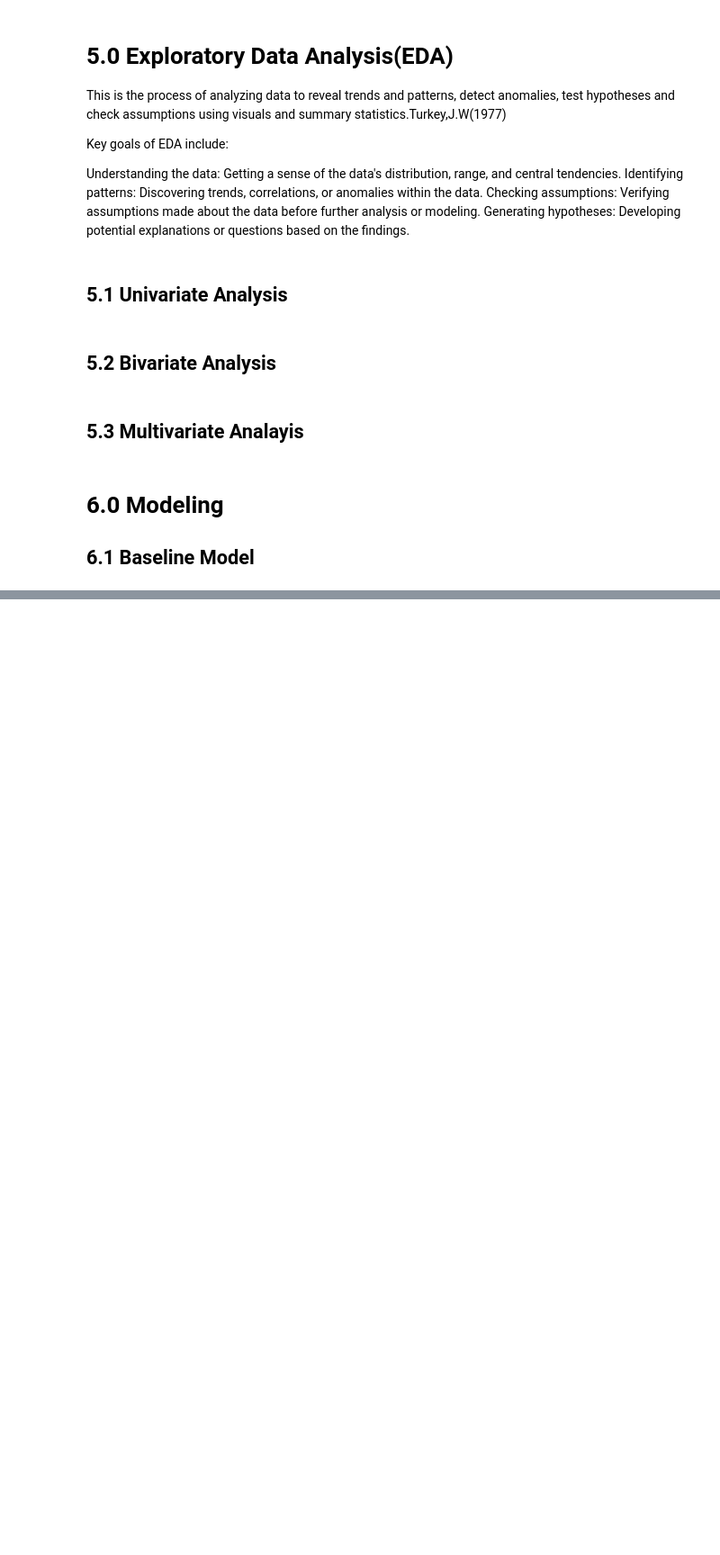
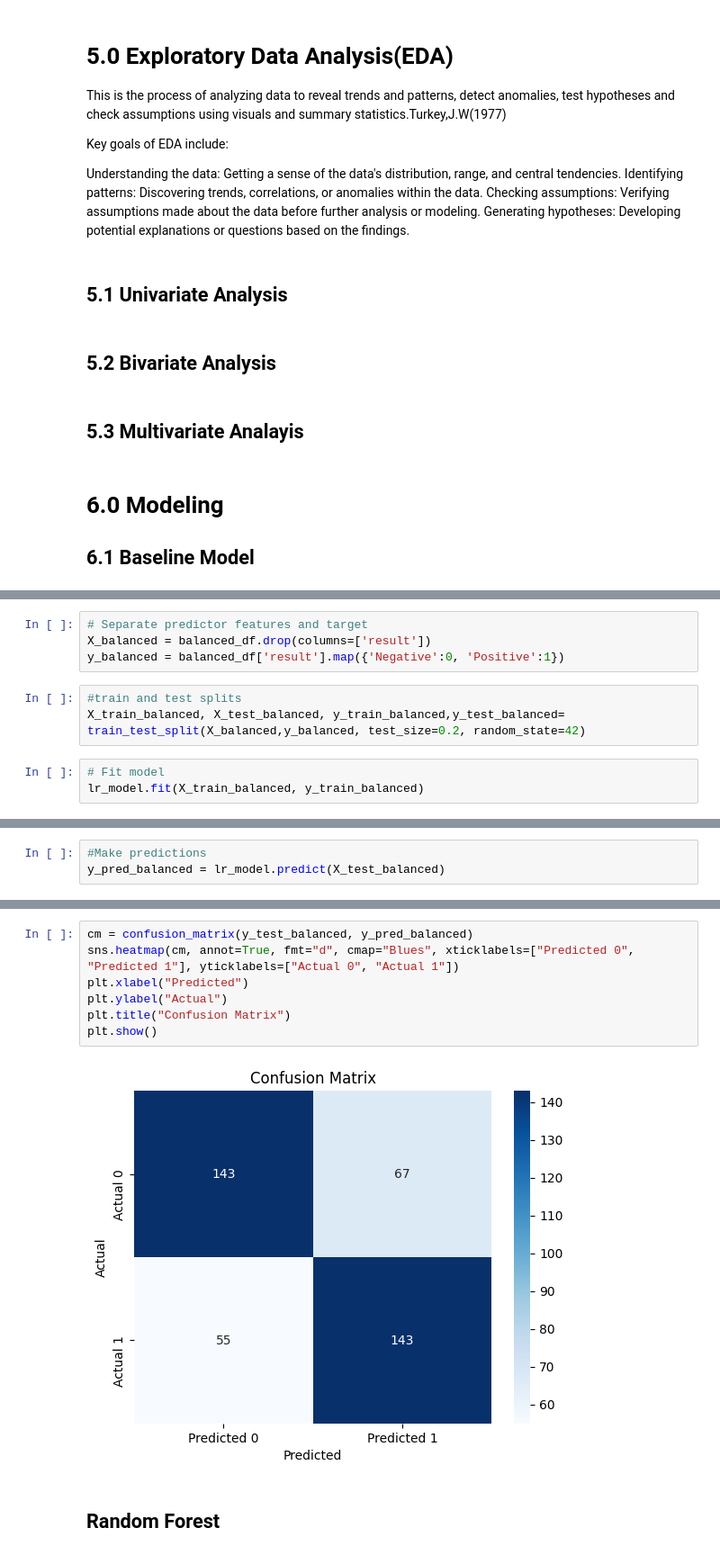
Before and after one commit to RichieRicky/DSF-PT08P5-GROUP5_CAPSTONE-PROJECT, a Jupyter notebook: FELIX_LIMO.ipynb, the cells around one changed output, grey strips where cells are left out. Shown at 90% size. Saved outputs shown, nothing was run; the diff lists cells and outputs as text; blank space fills up the shorter version.

```diff
--- a/FELIX_LIMO.ipynb
+++ b/FELIX_LIMO.ipynb
@@ -95,0 +536,10 @@ Understanding the data: Getting a sense of the data's distribution, range, and c
+# %%
+# Separate predictor features and target
+X_balanced = balanced_df.drop(columns=['result'])
+y_balanced = balanced_df['result'].map({'Negative':0, 'Positive':1})
+# %%
+#train and test splits
+X_train_balanced, X_test_balanced, y_train_balanced,y_test_balanced= train_test_split(X_balanced,y_balanced, test_size=0.2, random_state=42)
+# %%
+# Fit model
+lr_model.fit(X_train_balanced, y_train_balanced)
@@ -95,0 +563,3 @@ Understanding the data: Getting a sense of the data's distribution, range, and c
+# %%
+#Make predictions
+y_pred_balanced = lr_model.predict(X_test_balanced)
@@ -95,0 +589,11 @@ Understanding the data: Getting a sense of the data's distribution, range, and c
+# %%
+cm = confusion_matrix(y_test_balanced, y_pred_balanced)
+sns.heatmap(cm, annot=True, fmt="d", cmap="Blues", xticklabels=["Predicted 0", "Predicted 1"], yticklabels=["Actual 0", "Actual 1"])
+plt.xlabel("Predicted")
+plt.ylabel("Actual")
+plt.title("Confusion Matrix")
+plt.show()
+# %% [output]
+[figure, added]
+# %% [markdown]
+## Random Forest
```
Also changed, not shown: parts of 62 cells of this notebook, 44 other files.
